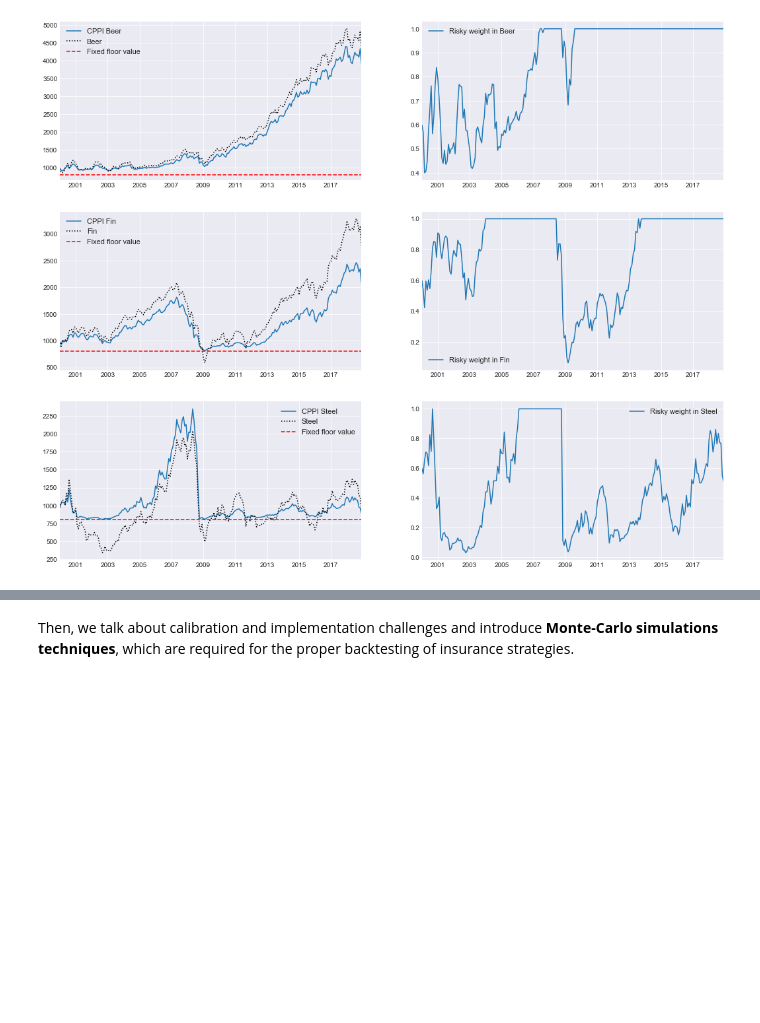
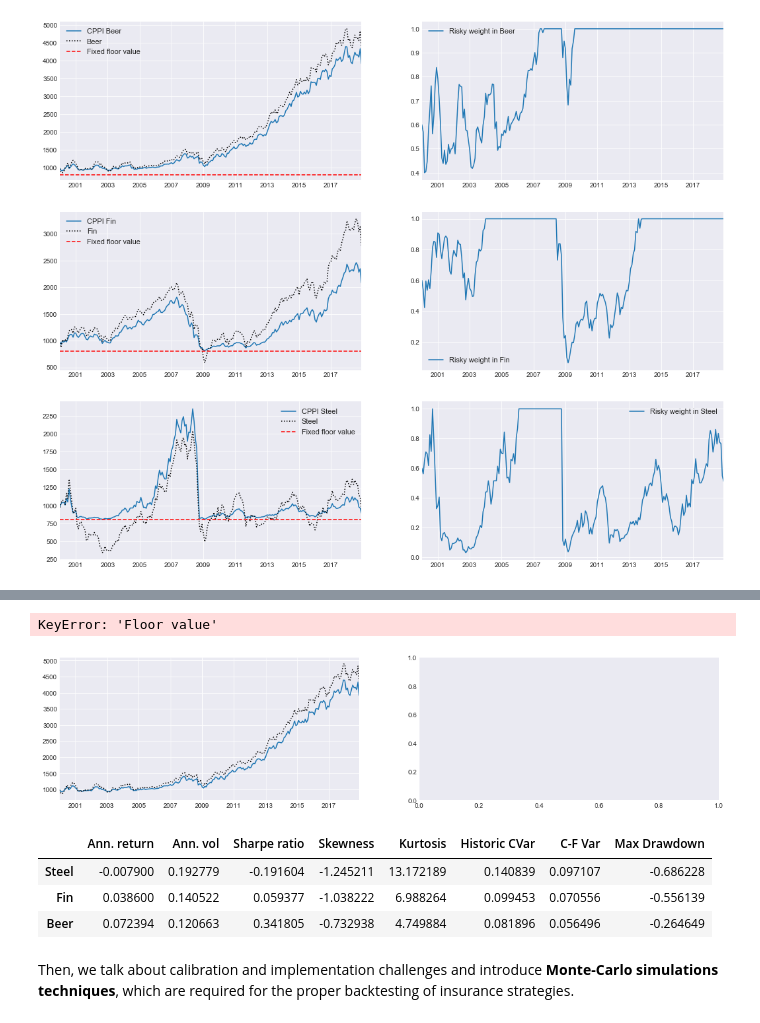
Before and after one commit to z4ir3/finance-courses, a Jupyter notebook: week-3.ipynb, the cells around one changed output, grey strips where cells are left out. Cells and saved outputs as stored; diff of their text form; code cells hidden in the pictures; blank space fills up the shorter version.

```diff
--- a/week-3.ipynb
+++ b/week-3.ipynb
@@ -466,0 +571,16 @@ a pure investment in Fin would have resulted in a loss that breaks the floor val
+# %%
+fig, ax = plt.subplots(1,2,figsize=(18,4))
+ax = ax.flatten()
+
+# Beer
+res["CPPI wealth"]["Beer"].plot(ax=ax[0], grid=True, label="CPPI Beer")
+res["Risky wealth"]["Beer"].plot(ax=ax[0], grid=True, label="Beer", style="k:")
+res["Floor value"]["Beer"].plot(ax=ax[0], grid=True, color="r", linestyle="--", label="Fixed floor value")
+ax[0].legend(fontsize=11)
+
+# Weights Beer
+res["Risky allocation"]["Beer"].plot(ax=ax[1], grid=True, label="Risky weight in Beer")
+ax[1].legend(fontsize=11)
+# %% [output]
+KeyError: 'Floor value'
+[figure, added]
@@ -467,3 +589,10 @@ a pure investment in Fin would have resulted in a loss that breaks the floor val
+# %%
+erk.summary_stats( res["CPPI returns"] )
+# %% [output]
+|  | Ann. return | Ann. vol | Sharpe ratio | Skewness | Kurtosis | Historic CVar | C-F Var | Max Drawdown |
+| Steel | -0.007900 | 0.192779 | -0.191604 | -1.245211 | 13.172189 | 0.140839 | 0.097107 | -0.686228 |
+| Fin | 0.038600 | 0.140522 | 0.059377 | -1.038222 | 6.988264 | 0.099453 | 0.070556 | -0.556139 |
+| Beer | 0.072394 | 0.120663 | 0.341805 | -0.732938 | 4.749884 | 0.081896 | 0.056496 | -0.264649 |
 # %% [markdown]
 Then, we talk about calibration and implementation challenges and introduce **Monte-Carlo simulations techniques**,
 which are required for the proper backtesting of insurance strategies.
```
Also changed, not shown: parts of 11 cells of this notebook.
